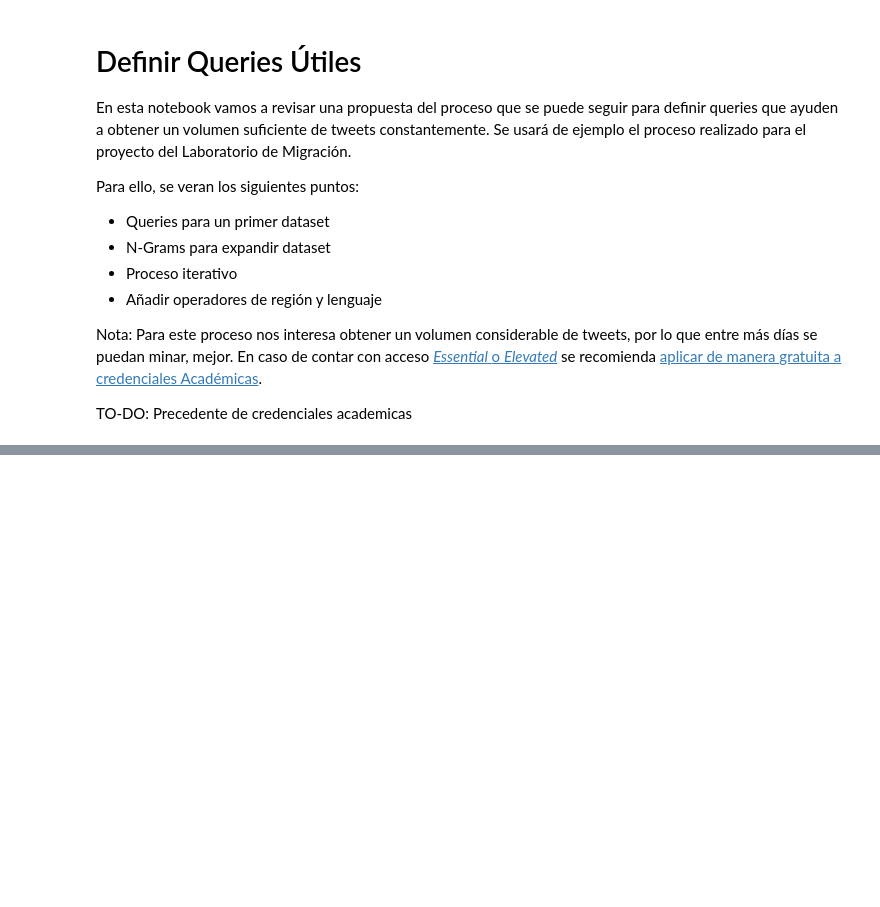
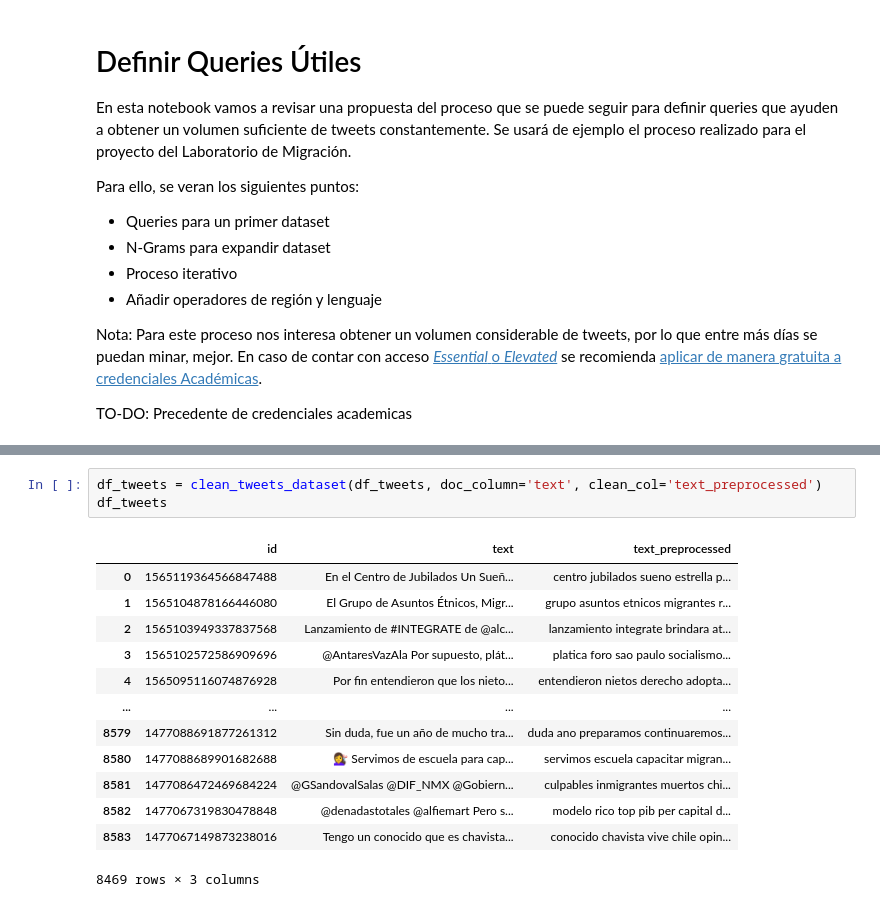
Before and after one commit to Entropia-AI/Workshop_2_Migracion, a Jupyter notebook: twitter/2_Definiendo_Queries.ipynb, the cells around one changed output, grey strips where cells are left out. Saved outputs shown, nothing was run; the diff lists cells and outputs as text; blank space fills up the shorter version.

```diff
--- a/twitter/2_Definiendo_Queries.ipynb
+++ b/twitter/2_Definiendo_Queries.ipynb
@@ -49,0 +209,17 @@ Un query ejemplo podría ser: `(migrar OR inmigrar OR emigrar OR migrante OR inm
+# %%
+df_tweets = clean_tweets_dataset(df_tweets, doc_column='text', clean_col='text_preprocessed')
+df_tweets
+# %% [output]
+|  | id | text | text_preprocessed |
+| 0 | 1565119364566847488 | En el Centro de Jubilados Un Sueñ... | centro jubilados sueno estrella p... |
+| 1 | 1565104878166446080 | El Grupo de Asuntos Étnicos, Migr... | grupo asuntos etnicos migrantes r... |
+| 2 | 1565103949337837568 | Lanzamiento de #INTEGRATE de @alc... | lanzamiento integrate brindara at... |
+| 3 | 1565102572586909696 | @AntaresVazAla Por supuesto, plát... | platica foro sao paulo socialismo... |
+| 4 | 1565095116074876928 | Por fin entendieron que los nieto... | entendieron nietos derecho adopta... |
+| ... | ... | ... | ... |
+| 8579 | 1477088691877261312 | Sin duda, fue un año de mucho tra... | duda ano preparamos continuaremos... |
+| 8580 | 1477088689901682688 | 💇‍♀️ Servimos de escuela para cap... | servimos escuela capacitar migran... |
+| 8581 | 1477086472469684224 | @GSandovalSalas @DIF_NMX @Gobiern... | culpables inmigrantes muertos chi... |
+| 8582 | 1477067319830478848 | @denadastotales @alfiemart Pero s... | modelo rico top pib per capital d... |
+| 8583 | 1477067149873238016 | Tengo un conocido que es chavista... | conocido chavista vive chile opin... |
+8469 rows × 3 columns
```
Also changed, not shown: parts of 25 cells of this notebook, 12 other files.
